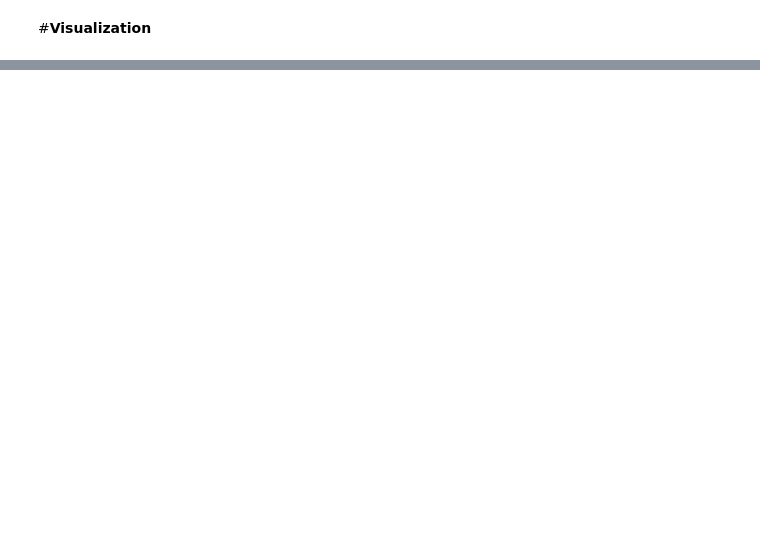
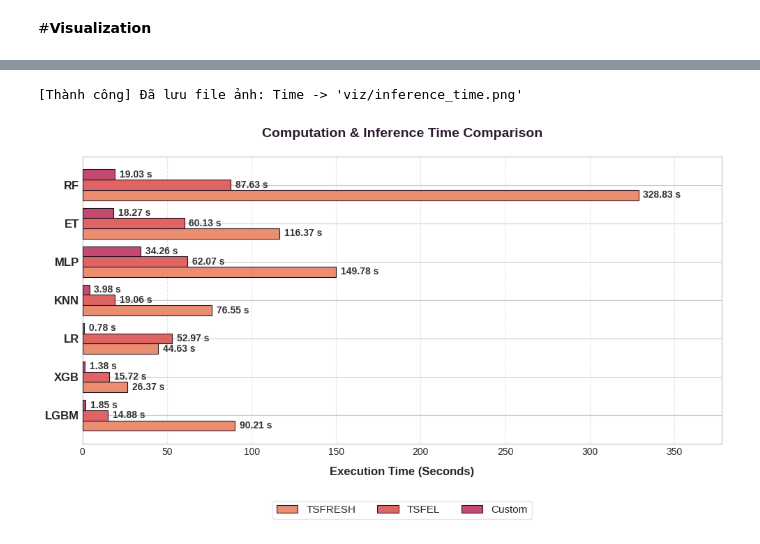
Before and after one commit to HKRM1006/S252, a Jupyter notebook: notebook/main.ipynb, the cells around one changed output, grey strips where cells are left out. Saved outputs shown, nothing was run; the diff lists cells and outputs as text; code cells hidden in the pictures; blank space fills up the shorter version.

```diff
--- a/notebook/main.ipynb
+++ b/notebook/main.ipynb
@@ -113,2 +123,16 @@ Progress: |███████████████████████
 # %% [markdown]
 #**Visualization**
+# %%
+from src.requirement.data_parser import parse_csv_to_dataframe
+import pandas as pd
+
+df_tsfresh = parse_csv_to_dataframe("results_tsfresh.csv")
+df_tsfel = parse_csv_to_dataframe("results_tsfel.csv")
+df_custom = parse_csv_to_dataframe("results_custom.csv")
+
+df_all = pd.concat([df_tsfresh, df_tsfel, df_custom], ignore_index=True)
+cols = ['Feature'] + [col for col in df_all.columns if col != 'Feature']
+df_final = df_all[cols]
+
+# Xuất ra xem
+print(df_final)
@@ -114,0 +179,5 @@ Progress: |███████████████████████
+# %%
+plot_inference_time(df_final,"viz/inference_time.png")
+# %% [output]
+[Thành công] Đã lưu file ảnh: Time -> 'viz/inference_time.png'
+[figure, added]
```
Also changed, not shown: parts of 10 cells of this notebook.
